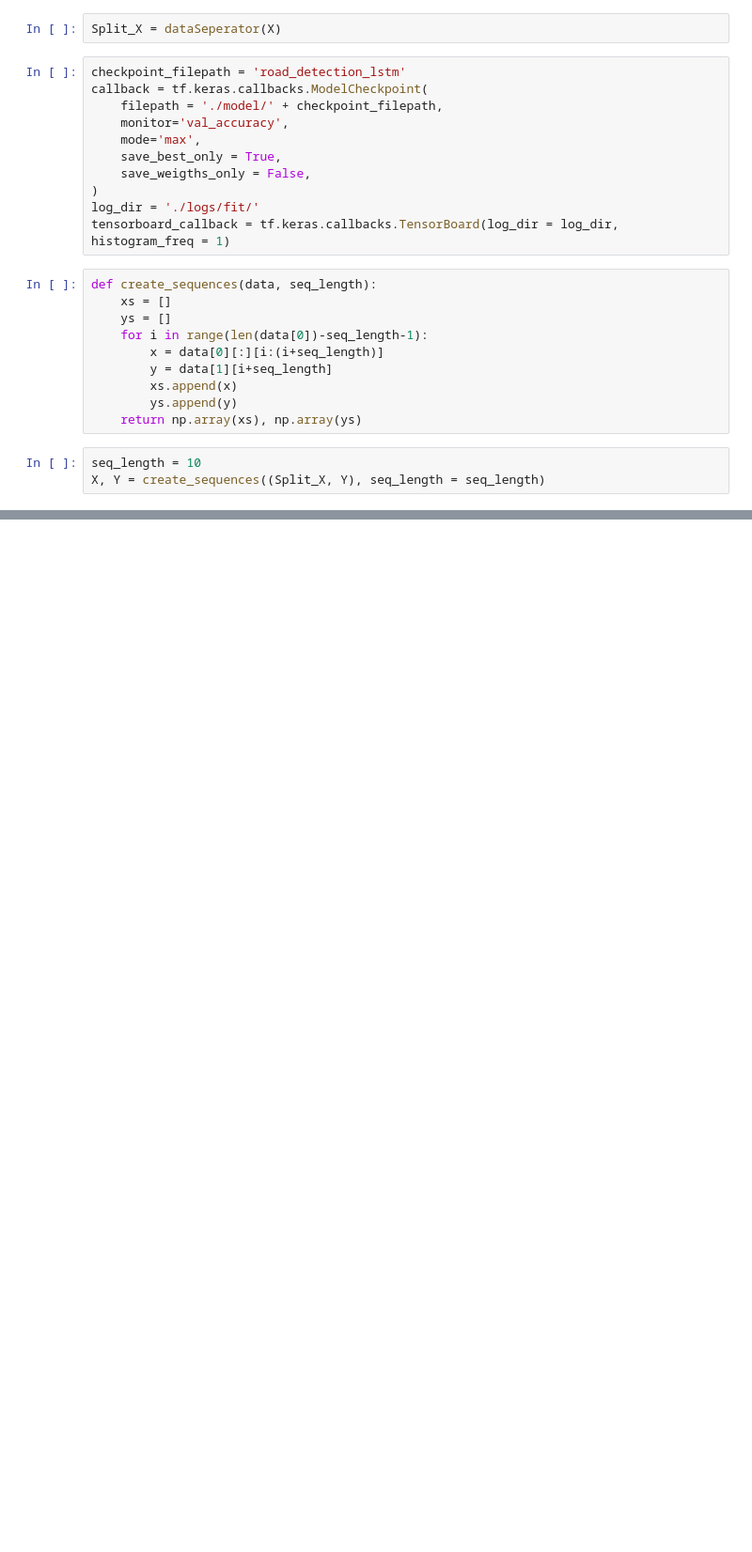
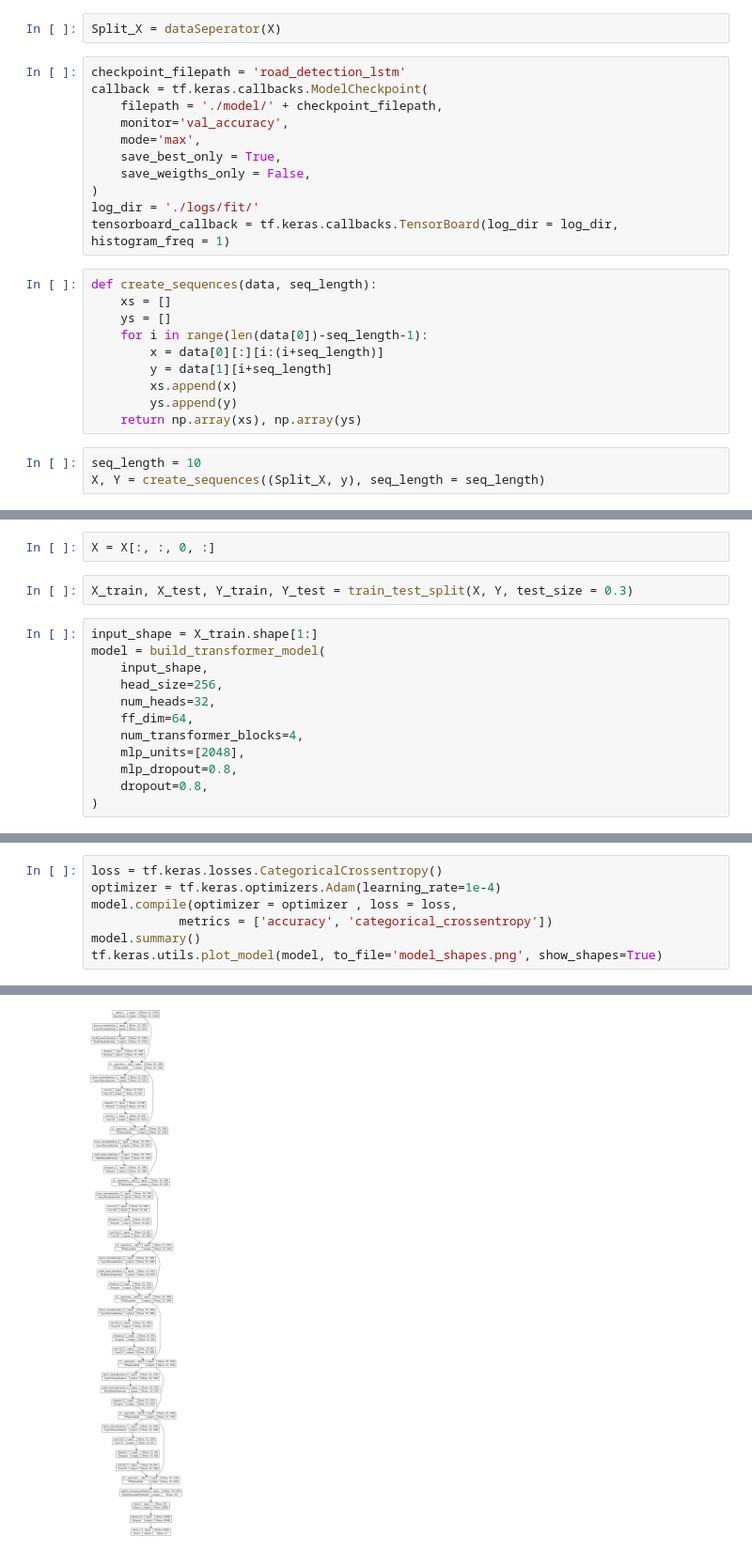
Before and after one commit to AISL-Sejong-Organization/Intelligent_Radar, a Jupyter notebook: gui/service_modules/training_road_lstm.ipynb, the cells around one changed output, grey strips where cells are left out. Shown at 94% size. Saved outputs shown, nothing was run; the diff lists cells and outputs as text; blank space fills up the shorter version.

Commit message:
apply transformer

```diff
--- a/gui/service_modules/training_road_lstm.ipynb
+++ b/gui/service_modules/training_road_lstm.ipynb
@@ -169,7 +175,7 @@ def create_sequences(data, seq_length):
     return np.array(xs), np.array(ys)
 # %%
 seq_length = 10
-X, Y = create_sequences((Split_X, Y), seq_length = seq_length)
+X, Y = create_sequences((Split_X, y), seq_length = seq_length)
 # %%
 print(X.shape, Y.shape)
 # %% [output]
@@ -193 +206,17 @@ def train(model, X, Y, history_dict=None):
     return history
+# %%
+X = X[:, :, 0, :]
+# %%
+X_train, X_test, Y_train, Y_test = train_test_split(X, Y, test_size = 0.3)
+# %%
+input_shape = X_train.shape[1:]
+model = build_transformer_model(
+    input_shape,
+    head_size=256,
+    num_heads=32,
+    ff_dim=64,
+    num_transformer_blocks=4,
+    mlp_units=[2048],
+    mlp_dropout=0.8,
+    dropout=0.8,
+)
@@ -193,0 +227,8 @@ def train(model, X, Y, history_dict=None):
+# %%
+loss = tf.keras.losses.CategoricalCrossentropy()
+optimizer = tf.keras.optimizers.Adam(learning_rate=1e-4)
+model.compile(optimizer = optimizer , loss = loss,
+            metrics = ['accuracy', 'categorical_crossentropy'])
+model.summary()
+tf.keras.utils.plot_model(model, to_file='model_shapes.png', show_shapes=True)
+# %% [output]
@@ -193,0 +252 @@ def train(model, X, Y, history_dict=None):
+[figure, added]
```
Also changed, not shown: parts of 19 cells of this notebook, 11 other files.
